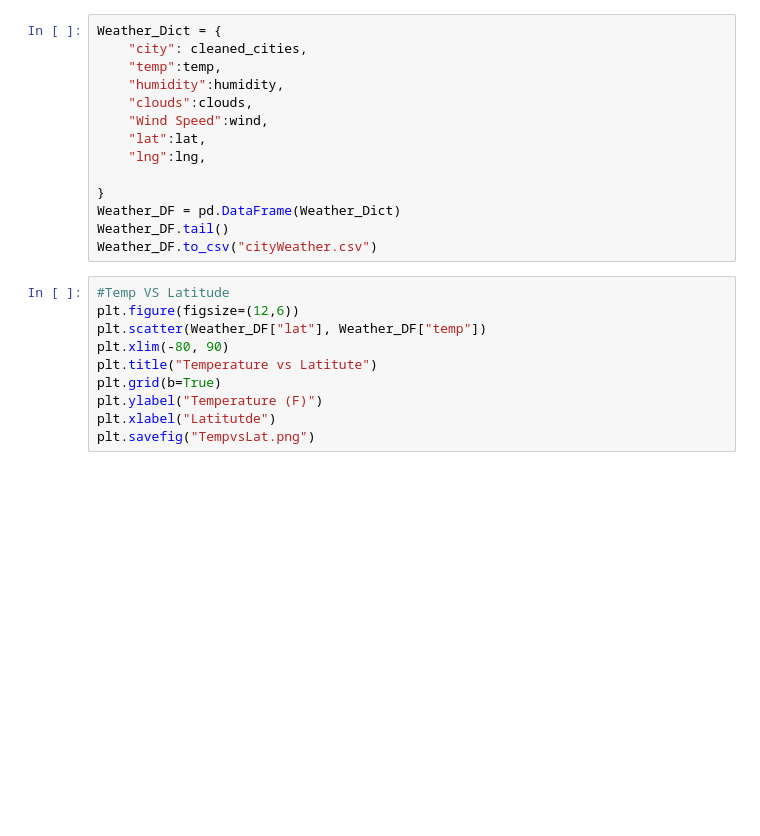
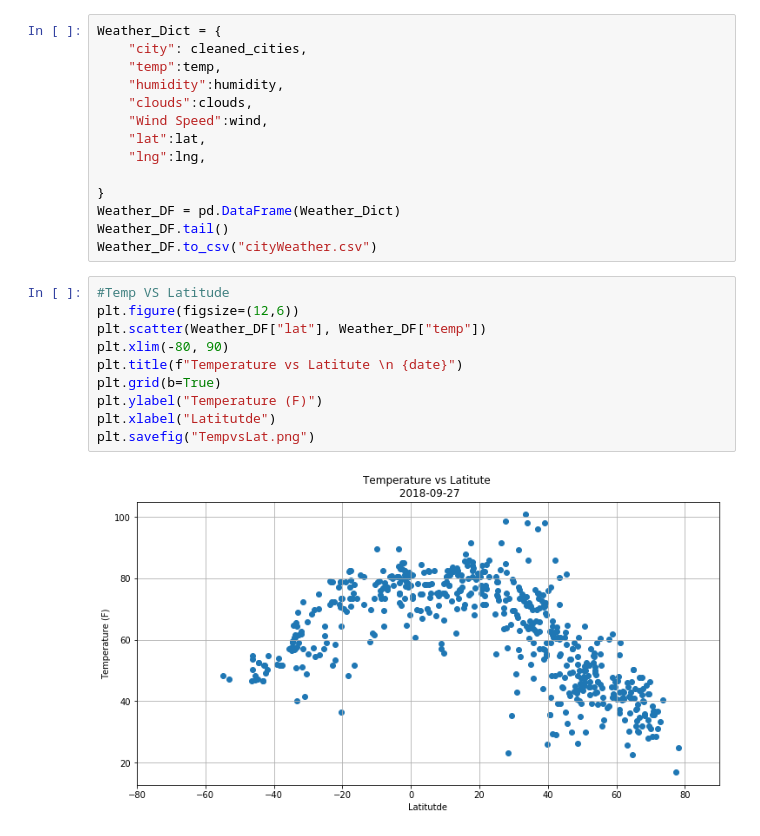
Before and after one commit to XaraRoy/API-Homework, a Jupyter notebook: WeatherAPI.ipynb, the cells around one changed output. Saved outputs shown, nothing was run; the diff lists cells and outputs as text; blank space fills up the shorter version.

Commit message:
added dates

```diff
--- a/WeatherAPI.ipynb
+++ b/WeatherAPI.ipynb
@@ -119,13 +125,15 @@ Weather_DF.to_csv("cityWeather.csv")
 # %%
 #Temp VS Latitude
 plt.figure(figsize=(12,6))
 plt.scatter(Weather_DF["lat"], Weather_DF["temp"])
 plt.xlim(-80, 90)
-plt.title("Temperature vs Latitute")
+plt.title(f"Temperature vs Latitute \n {date}")
 plt.grid(b=True)
 plt.ylabel("Temperature (F)")
 plt.xlabel("Latitutde")
 plt.savefig("TempvsLat.png")
+# %% [output]
+[figure, added]
 # %%
 #Humidity VS Latitude
 x = Weather_DF["lat"]
```
Also changed, not shown: parts of 6 cells of this notebook.
